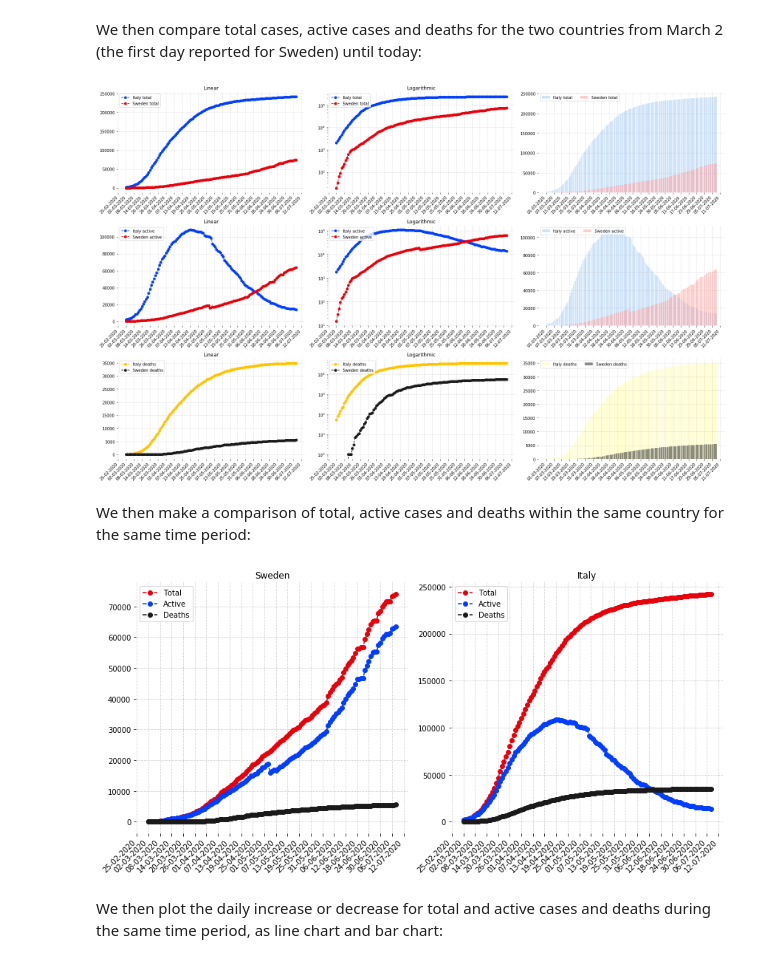
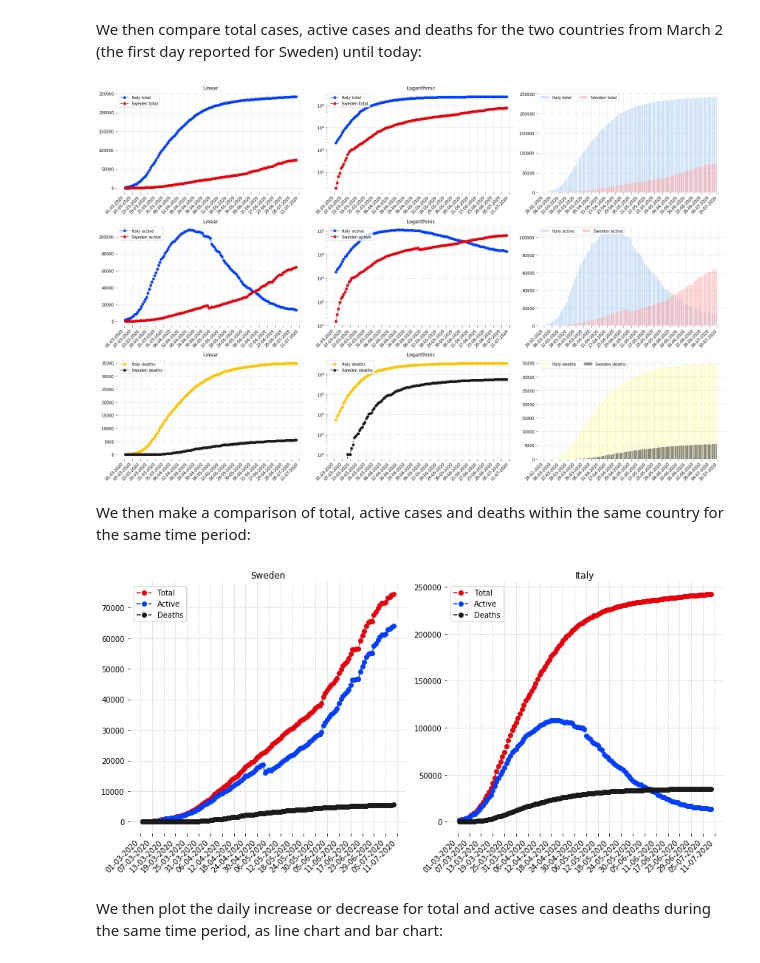
Before and after one commit to eera-l/Covid19-Sweden-Overview, a Jupyter notebook: c19-it-swe.ipynb, the cells around one changed output. Saved outputs shown, nothing was run; the diff lists cells and outputs as text; code cells hidden in the pictures.

```diff
--- a/c19-it-swe.ipynb
+++ b/c19-it-swe.ipynb
@@ -32,7 +32,7 @@ italy_active = [1049, 1577, 1835, 2263, 2706, 3296, 3916, 5061, 6387, 7985, 8514
                 106527, 105847, 106103, 105813, 105205, 104657, 101551, 100943, 100704, 100179, 99980, 98467, 91528, 89624, 87961, 84842, 83324,
                 82488, 81266, 78457, 76440, 72070, 70187, 68351, 66553, 65129, 62752, 60960, 59322, 57752, 56594, 55300, 52942, 50966, 47986, 46175,
                 43691, 42097, 41367, 39893, 39297, 38429, 36976, 35877, 35262, 34730, 32872, 31710, 30637, 28997, 27485, 26274, 25909, 24569, 23925,
-                23101, 21543, 21212, 20972, 20637, 19573]
+                23101, 21543, 21212, 20972, 20637, 19573, 18655]
 
 
 sweden_active = [1036, 1113, 1187, 1276, 1412, 1607, 1734, 1897, 2003, 2243, 2448, 2747, 2948, 3326, 3574, 3928, 4291, 4735, 5157, 5566, 5961, 6350,
@@ -40,7 +40,8 @@ sweden_active = [1036, 1113, 1187, 1276, 1412, 1607, 1734, 1897, 2003, 2243, 244
                  15027, 15548, 15740, 16349, 16904, 17591, 17963, 18483, 18713, 15918, 16383, 16985, 16686, 17234, 17819, 18175, 18544, 19054,
                  19561, 20172, 20712, 21095, 21533, 21784, 22171, 22853, 23390, 24026, 24296, 24534, 24988, 25487, 26081, 26644, 27260, 27915, 28350,
                  28668, 29302, 31396, 32495, 33499, 34297, 35185, 35608, 36396, 37105, 38668, 40042, 41158, 41804, 42503, 43400, 44753, 46311, 46311,
-                 46611, 46611, 49196, 50854, 52204, 53892, 54961, 55209, 55209, 57439, 58229, 59551, 60331, 61174, 61174, 61307, 62820, 63052, 63586]
+                 46611, 46611, 49196, 50854, 52204, 53892, 54961, 55209, 55209, 57439, 58229, 59551, 60331, 61174, 61174, 61307, 62820, 63052, 63586,
+                 63964]
 
 italy_hospitalized = [401, 639, 742, 1034, 1346, 1790, 2394, 2651, 3550, 4316, 5038, 5838, 6650, 7426, 8372, 9663, 11025, 12894, 14363,
                       15757, 16020, 17708, 19846, 20692, 21937, 23112, 24753, 26029, 26676, 27386, 27795, 28192, 28403, 28540, 28741,
@@ -48,7 +49,7 @@ italy_hospitalized = [401, 639, 742, 1034, 1346, 1790, 2394, 2651, 3550, 4316, 5
                       24906, 24134, 23805, 22871, 22068, 21533, 21372, 20353, 19723, 19210, 18149, 17569, 17357, 17242, 16823, 16270,
                       15769, 15174, 14636, 13834, 13618, 13539, 12865, 12172, 11453, 10792, 10400, 10311, 10207, 9991, 9624, 9269, 8957, 8695,
                       8613, 8185, 7917, 7729, 7379, 7094, 6680, 6387, 6099, 5916, 5742, 5503, 5301, 5002, 4864, 4729, 4581, 4320, 4131, 3893,
-                      3747, 3594, 3489, 3301, 3113, 2867, 2632, 2474, 2314, 2038, 1853]
+                      3747, 3594, 3489, 3301, 3113, 2867, 2632, 2474, 2314, 2038, 1853, 1610]
 
 
 sweden_hospitalized = [0, 0, 0, 43, 177, 256, 279, 331, 426, 497, 577, 696, 803, 902, 973, 1121, 1219, 1320, 1400, 1480, 1508, 1726, 1742,
@@ -56,20 +57,20 @@ sweden_hospitalized = [0, 0, 0, 43, 177, 256, 279, 331, 426, 497, 577, 696, 803,
                        2288, 2238, 2193, 2139, 2118, 2125, 2150, 2199, 2222, 2172, 2128, 2089, 2047, 2040, 2028, 1950, 1919, 1873, 1817, 1797,
                        1792, 1829, 1772, 1747, 1705, 1732, 1712, 1707, 1734, 1730, 1687, 1633, 1629, 1608, 1617, 1649, 1630, 1559, 1552, 1512, 1481,
                        1486, 1517, 1463, 1428, 1367, 1352, 1352, 1352, 1303, 1264, 1223, 1179, 1181, 1181, 1176, 1144, 1148, 1094, 993, 986, 986,
-                       986, 895, 879, 858, 770, 760, 760, 760, 663, 650, 626]
+                       986, 895, 879, 858, 770, 760, 760, 760, 663, 650, 626, 562]
 
 
 italy_icu = [105, 140, 166, 229, 295, 351, 462, 567, 650, 733, 877, 1028, 1153, 1328, 1518, 1672, 1851, 2060, 2257, 2498, 2655, 2857, 3009, 3204, 3396, 3489,
              3612, 3732, 3856, 3906, 3981, 4023, 4035, 4053, 4068, 3994, 3977, 3898, 3792, 3693, 3605, 3497, 3381, 3343, 3260, 3186, 3079, 2936, 2812, 2733,
              2635, 2573, 2471, 2384, 2267, 2173, 2102, 2009, 1956, 1863, 1795, 1694, 1578, 1539, 1501, 1479, 1427, 1333, 1311, 1168, 1034, 1027, 999, 952, 893,
              855, 808, 775, 762, 749, 716, 676, 640, 595, 572, 553, 541, 521, 505, 489, 475, 450, 435, 424, 408, 353, 338, 316, 293, 287, 283, 263, 249, 236, 227,
-             220, 209, 207, 177, 163, 168, 161, 152, 148, 127, 115]
+             220, 209, 207, 177, 163, 168, 161, 152, 148, 127, 115, 107]
 
 sweden_icu = [0, 0, 0, 23, 31, 45, 49, 58, 92, 110, 142, 160, 182, 202, 219, 265, 293, 312, 339, 361, 376, 387, 400, 439, 451, 464, 486, 504, 500,
               521, 522, 528, 527, 523, 524, 522, 537, 525, 517, 537, 541, 556, 543, 533, 531, 537, 524, 519, 526, 523, 504, 492, 484, 474, 466, 459,
               443, 434, 422, 411, 401, 388, 381, 379, 383, 366, 366, 358, 352, 344, 347, 337, 331, 316, 320, 310, 305, 309, 307, 309, 308, 292, 287, 291,
               298, 296, 280, 280, 268, 267, 267, 267, 245, 239, 232, 223, 223, 223, 223, 202, 201, 191, 182, 170, 170, 170, 157, 150, 139, 129, 135,
-              135, 135, 125, 118, 110]
+              135, 135, 125, 118, 110, 100]
 
 
 italy_d = [29, 34, 52, 79, 107, 148, 197, 233, 366, 463, 631, 827, 1016, 1266, 1441, 1809, 2158, 2503, 2978, 3405, 4032, 4825, 5475, 6077, 6820, 7503, 8165,
@@ -77,13 +78,13 @@ italy_d = [29, 34, 52, 79, 107, 148, 197, 233, 366, 463, 631, 827, 1016, 1266, 1
            22745, 23227, 23660, 24114, 24648, 25085, 25549, 25969, 26384, 26644, 26977, 27359, 27682, 27967, 28236, 28710, 28884, 29079, 29315, 29684,
            29958, 30201, 30395, 30560, 30739, 30911, 31106, 31368, 31610, 31763, 31908, 32007, 32169, 32330, 32486, 32616, 32735, 32785, 32877, 32955, 33072,
            33142, 33229, 33340, 33415, 33475, 33530, 33601, 33689, 33774, 33846, 33899, 33964, 34043, 34114, 34167, 34223, 34301, 34345, 34371, 34405, 34448,
-           34514, 34561, 34610, 34634, 34657, 34675]
+           34514, 34561, 34610, 34634, 34657, 34675, 34644]
 
 sweden_d = [3, 7, 8, 10, 11, 16, 20, 23, 33, 40, 63, 78, 105, 112, 123, 167, 199, 259, 307, 358, 391, 428, 506, 618, 696, 812, 881, 901, 915, 946, 1084,
             1223, 1360, 1442, 1546, 1578, 1633, 1795, 1939, 2028, 2159, 2202, 2206, 2289, 2380, 2473, 2604, 2667, 2686, 2698, 2787, 2877, 2959, 3056, 3191,
             3229, 3239, 3279, 3343, 3476, 3550, 3669, 3689, 3694, 3712, 3783, 3857, 3895, 3956, 4029, 4032, 4066, 4146, 4243, 4291, 4361, 4408, 4415, 4433,
             4501, 4578, 4598, 4674, 4678, 4689, 4722, 4757, 4824, 4849, 4887, 4892, 4892, 4909, 4952, 5063, 5078, 5078, 5079, 5079, 5151, 5182, 5222, 5249,
-            5295, 5304, 5304, 5332, 5351, 5395, 5436, 5446, 5446, 5447, 5461, 5472, 5515]
+            5295, 5304, 5304, 5332, 5351, 5395, 5436, 5446, 5446, 5447, 5461, 5472, 5515, 5532]
 
 x = np.arange(1, len(italy_active) + 1)
 
@@ -241,7 +242,7 @@ italy_total = [2036, 2502, 3089, 3858, 4636, 5883, 7375, 9172, 10149, 12462, 151
                203591, 205463, 207428, 209328, 210717, 211938, 213013, 214457, 215858, 217185, 218268, 219070, 219814, 221216, 222104, 223096, 223885, 224760,
                225435, 225886, 226699, 227364, 228006, 228658, 229327, 229858, 230158, 230555, 231139, 231732, 232248, 232664, 233019, 233197, 233515, 233836,
                234013, 234531, 234801, 234998, 235278, 235561, 235763, 236142, 236305, 236651, 236989, 237290, 237500, 237828, 238159, 238011, 238275, 238499,
-               238720, 238833, 239410, 239706, 239961, 240136, 240310, 240436, 240578, 240760, 240961, 241184, 241419, 241611, 241819, 241956, 242149]
+               238720, 238833, 239410, 239706, 239961, 240136, 240310, 240436, 240578, 240760, 240961, 241184, 241419, 241611, 241819, 241956, 242149, 242363]
 
 sweden_total = [19, 32, 62, 87, 146, 179, 225, 326, 424, 620, 772, 924, 995, 1064, 1147, 1266, 1411, 1554, 1734, 1868, 1985, 2167, 2397, 2711, 2997,
                 3363, 3663, 3944, 4359, 4834, 5319, 5874, 6477, 6834, 7175, 7565, 8303, 8958, 9602, 10057, 10451, 10914, 11351, 11831, 12435, 13058,
@@ -249,7 +250,7 @@ sweden_total = [19, 32, 62, 87, 146, 179, 225, 326, 424, 620, 772, 924, 995, 106
                 24713, 25396, 26019, 26385, 26794, 27368, 28008, 28693, 29352, 29755, 30198, 30467, 30925, 31681, 32256, 32953, 33296, 33537, 34025, 34604,
                 35295, 35906, 36592, 37294, 37736, 38072, 38774, 40945, 42064, 43144, 43946, 44845, 45301, 46124, 46900, 48488, 49900, 51021, 51667, 52383,
                 53323, 54787, 56360, 56360, 56661, 56661, 59318, 61007, 62397, 64112, 65227, 65484, 65484, 67742, 68551, 69917, 70738, 71591, 71591, 71725,
-                73252, 73495, 74072]
+                73252, 73495, 74072, 74467]
 
 italy_active = [1835, 2263, 2706, 3296, 3916, 5061, 6387, 7985, 8514, 10590, 12839, 14955, 17750, 20603, 23073, 26062, 28710, 33190, 37860, 42681, 46638,
                 50418, 54030, 57521, 62013, 66414, 70065, 73880, 75528, 77635, 80572, 83049, 85388, 88274, 91246, 93187, 94067, 95262, 96877, 98273, 100269,
@@ -257,7 +258,7 @@ italy_active = [1835, 2263, 2706, 3296, 3916, 5061, 6387, 7985, 8514, 10590, 128
                 104657, 101551, 100943, 100704, 100179, 99980, 98467, 91528, 89624, 87961, 84842, 83324, 82488, 81266, 78457, 76440, 72070, 70187, 68351,
                 66553, 65129, 62752, 60960, 59322, 57752, 56594, 55300, 52942, 50966, 47986, 46175, 43691, 42075, 41367, 39893, 39297, 38429, 36976, 35877,
                 35262, 34730, 32872, 31710, 30637, 28997, 27485, 26274, 25909, 24569, 23925, 23101, 21543, 21212, 20972, 20637, 19573, 18655, 18303, 17638,
-                16836, 16681, 16469, 15563, 15255, 15060, 14884, 14621, 14642, 14709, 14242, 13595]
+                16836, 16681, 16469, 15563, 15255, 15060, 14884, 14621, 14642, 14709, 14242, 13595, 13459]
 
 sweden_active = [15, 29, 51, 93, 136, 160, 202, 259, 354, 498, 685, 812, 958, 1036, 1113, 1187, 1276, 1412, 1607, 1734, 1897, 2003, 2243, 2448, 2747,
                  2948, 3326, 3574, 3928, 4291, 4735, 5157, 5566, 5961, 6350, 6634, 7026, 7653, 8233, 8498, 9016, 9352, 9717, 10087, 10427, 10794, 11337,
@@ -265,7 +266,7 @@ sweden_active = [15, 29, 51, 93, 136, 160, 202, 259, 354, 498, 685, 812, 958, 10
                  17234, 17819, 18175, 18544, 19054, 19561, 20172, 20712, 21095, 21533, 21784, 22171, 22853, 23390, 24026, 24296, 24534, 24988, 25487, 26081,
                  26644, 27260, 27915, 28350, 28668, 29302, 31396, 32495, 33499, 34297, 35185, 35608, 36396, 37105, 38668, 40042, 41158, 41804, 42503, 43400,
                  44753, 46311, 46311, 46611, 46611, 49196, 50854, 52204, 53892, 54961, 55209, 55209, 57439, 58229, 59551, 60331, 61174, 61174, 61307, 62820,
-                 63052, 63586]
+                 63052, 63586, 63964]
 
 
 italy_d = [52, 79, 107, 148, 197, 233, 366, 463, 631, 827, 1016, 1266, 1441, 1809, 2158, 2503, 2978, 3405, 4032, 4825, 5475, 6077, 6820, 7503, 8165, 9134,
@@ -273,13 +274,14 @@ italy_d = [52, 79, 107, 148, 197, 233, 366, 463, 631, 827, 1016, 1266, 1441, 180
            22745, 23227, 23660, 24114, 24648, 25085, 25549, 25969, 26384, 26644, 26977, 27359, 27682, 27967, 28236, 28710, 28884, 29079, 29315, 29684,
            29958, 30201, 30395, 30560, 30739, 30911, 31106, 31368, 31610, 31763, 31908, 32007, 32169, 32330, 32486, 32616, 32735, 32785, 32877, 32955, 33072,
            33142, 33229, 33340, 33415, 33475, 33530, 33601, 33689, 33774, 33846, 33899, 33964, 34043, 34114, 34167, 34223, 34301, 34345, 34371, 34405, 34448,
-           34514, 34561, 34610, 34634, 34657, 34675, 34644, 34678, 34708, 34716, 34738, 34744, 34767, 34788, 34818, 34833, 34854, 34861, 34869, 34899, 34914]
+           34514, 34561, 34610, 34634, 34657, 34675, 34644, 34678, 34708, 34716, 34738, 34744, 34767, 34788, 34818, 34833, 34854, 34861, 34869, 34899, 34914,
+           34926]
 
 sweden_d = [0, 0, 0, 0, 0, 0, 0, 0, 0, 1, 1, 1, 2, 3, 7, 8, 10, 11, 16, 20, 23, 33, 40, 63, 78, 105, 112, 123, 167, 199, 259, 307, 358, 391, 428, 506,
             618, 696, 812, 881, 901, 915, 946, 1084, 1223, 1360, 1442, 1546, 1578, 1633, 1795, 1939, 2028, 2159, 2202, 2206, 2289, 2380, 2473, 2604, 2667,
             2686, 2698, 2787, 2877, 2959, 3056, 3191, 3229, 3239, 3279, 3343, 3476, 3550, 3669, 3689, 3694, 3712, 3783, 3857, 3895, 3956, 4029, 4032, 4066,
             4146, 4243, 4291, 4361, 4408, 4415, 4433, 4501, 4578, 4598, 4674, 4678, 4689, 4722, 4757, 4824, 4849, 4887, 4892, 4892, 4909, 4952, 5063, 5078,
-            5078, 5079, 5079, 5151, 5182, 5222, 5249, 5295, 5304, 5304, 5332, 5351, 5395, 5436, 5446, 5446, 5447, 5461, 5472, 5515]
+            5078, 5079, 5079, 5151, 5182, 5222, 5249, 5295, 5304, 5304, 5332, 5351, 5395, 5436, 5446, 5446, 5447, 5461, 5472, 5515, 5532]
 
 start = dt.date(2020, 3, 2)
 end = start + dt.timedelta(days=len(italy_active))
@@ -354,34 +356,34 @@ ax7.axes.grid(linestyle='dotted')
 ax8 = fig.add_subplot(338)
 ax8.plot(days, italy_d, '--yo', label='Italy deaths')
 ax8.plot(days, sweden_d, '--ko', label='Sweden deaths')
 ax8.legend(loc="upper left")
 ax8.set_title('Logarithmic')
 ax8.set_yscale('log')
 ax8.xaxis.set_major_formatter(mdates.DateFormatter('%d-%m-%Y'))
 ax8.xaxis.set_major_locator(mdates.DayLocator(interval=interval))
 ax8.axes.grid(linestyle='dotted')
 
 ax9 = fig.add_subplot(339)
 sns.set_color_codes('pastel')
 ax9.bar(days, italy_d, color='y', alpha=0.5, label='Italy deaths')
 ax9.bar(days, sweden_d, color='k', alpha=0.5, label='Sweden deaths')
 ax9.legend(ncol = 2, loc = 'upper left')
 ax9.xaxis.set_major_formatter(mdates.DateFormatter('%d-%m-%Y'))
 ax9.xaxis.set_major_locator(mdates.DayLocator(interval=interval))
 
 sns.set_color_codes('bright')
 sns.despine(left = True, bottom = True)
 for ax in fig.axes:
   for label in ax.get_xticklabels():
     label.set_ha("right")
     label.set_rotation(45)
   ax.grid(linestyle='dotted')
 fig.set_figheight(14)
 fig.set_figwidth(22)
 plt.tight_layout()
 plt.show()
 # %% [output]
-[figure, old version]
+[figure, new version]
 # %% [markdown]
 We then make a comparison of total, active cases and deaths within the same country for the same time period:
 # %%
@@ -428,7 +430,7 @@ fig.set_figwidth(12)
 plt.tight_layout()
 plt.show()
 # %% [output]
-[figure, old version]
+[figure, new version]
 # %% [markdown]
 We then plot the daily increase or decrease for total and active cases and deaths during the same time period, as line chart and bar chart:
 # %%
```
Also changed, not shown: parts of 8 cells of this notebook, 1 other file.
